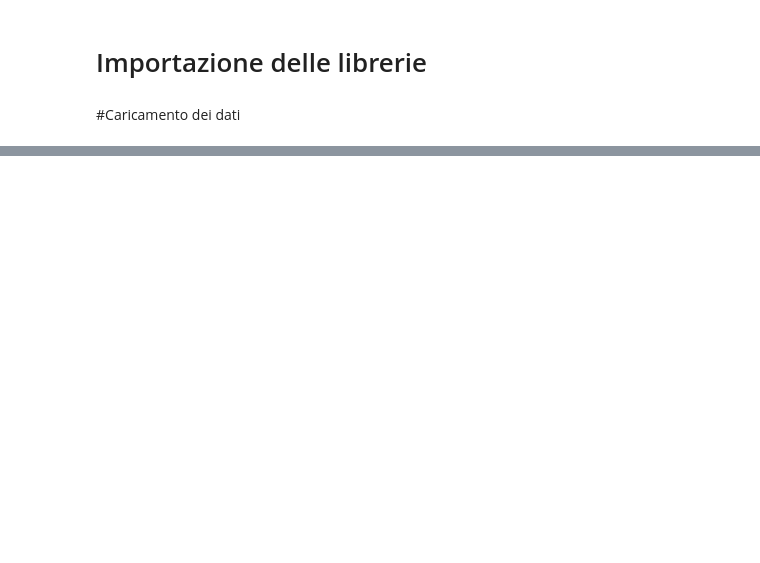
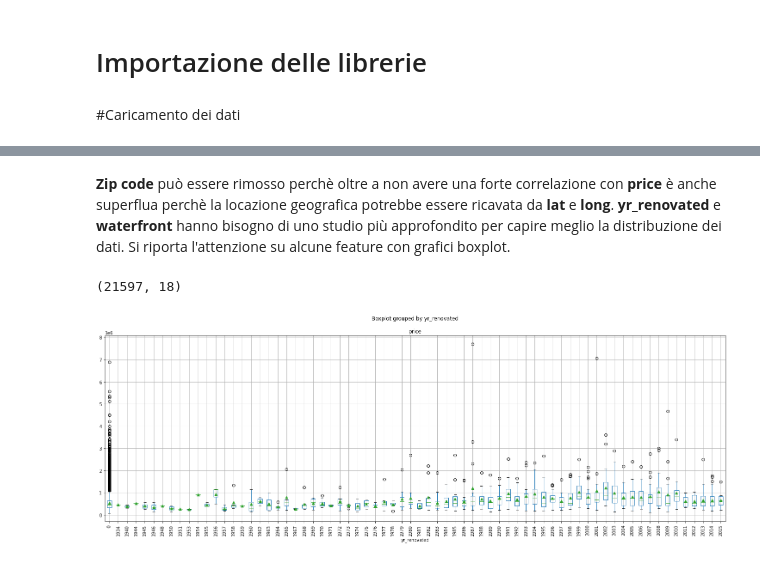
Before and after one commit to LorenzoSansone/Machine-learning-project---Predict-house-price, a Jupyter notebook: Progetto_house_price_prediction.ipynb, the cells around one changed output, grey strips where cells are left out. Cells and saved outputs as stored; diff of their text form; code cells hidden in the pictures; blank space fills up the shorter version.

```diff
--- a/Progetto_house_price_prediction.ipynb
+++ b/Progetto_house_price_prediction.ipynb
@@ -21,0 +334,8 @@ FileNotFoundError: ignored
+# %% [markdown]
+**Zip code** può essere rimosso perchè oltre a non avere una forte correlazione con **price** è anche superflua perchè la locazione geografica potrebbe essere ricavata da **lat** e **long**. **yr_renovated** e **waterfront** hanno bisogno di uno studio più approfondito per capire meglio la distribuzione dei dati. Si riporta l'attenzione su alcune feature con grafici boxplot.
+# %%
+dataset.drop(columns=["zipcode"], inplace=True);
+# %%
+dataset.shape
+# %% [output]
+(21597, 18)
@@ -21,0 +351,4 @@ FileNotFoundError: ignored
+# %%
+dataset.boxplot(figsize=(25, 8),column="price", by="yr_renovated",showmeans=True,rot=90);
+# %% [output]
+[figure, added]
```
Also changed, not shown: parts of 195 cells of this notebook.
